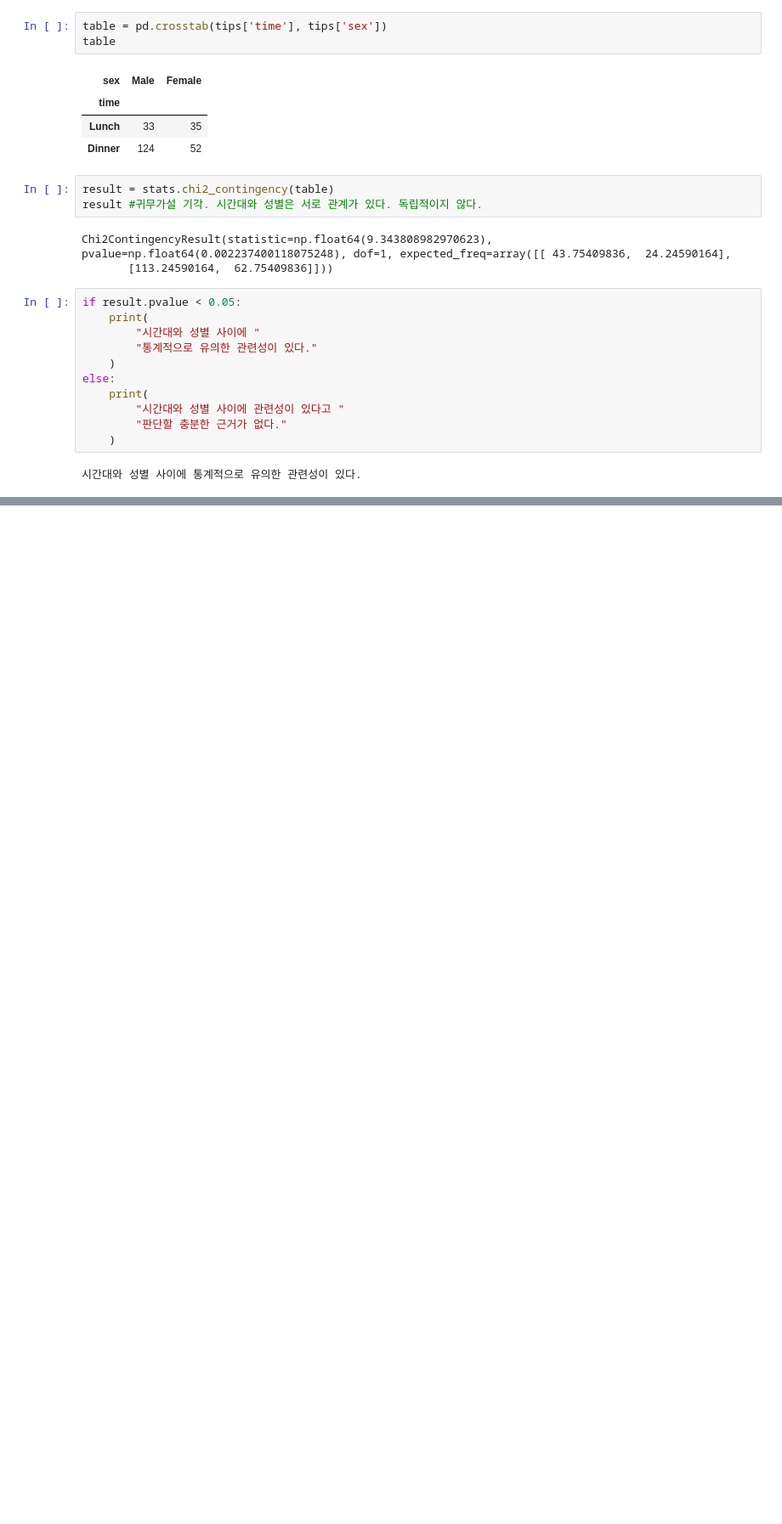
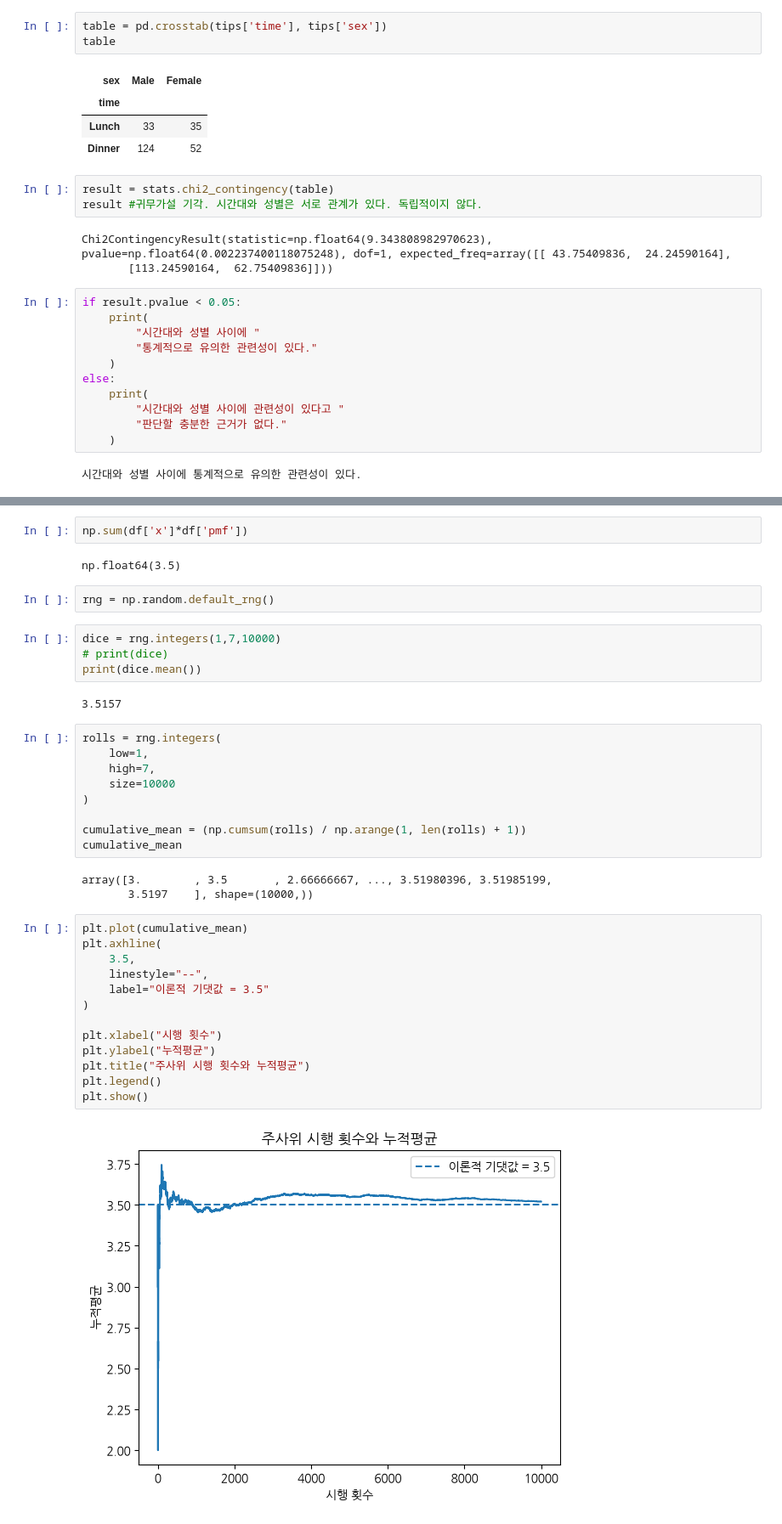
Before and after one commit to Kimchi-2025/big0611, a Jupyter notebook: py/stats.ipynb, the cells around one changed output, grey strips where cells are left out. Shown at 85% size. Cells and saved outputs as stored; diff of their text form; blank space fills up the shorter version.

```diff
--- a/py/stats.ipynb
+++ b/py/stats.ipynb
@@ -3096,0 +3600,39 @@ else:
+# %%
+np.sum(df['x']*df['pmf'])
+# %% [output]
+np.float64(3.5)
+# %%
+rng = np.random.default_rng()
+# %%
+dice = rng.integers(1,7,10000)
+# print(dice)
+print(dice.mean())
+# %% [output]
+3.5157
+# %%
+rolls = rng.integers(
+    low=1,
+    high=7,
+    size=10000
+)
+
+cumulative_mean = (np.cumsum(rolls) / np.arange(1, len(rolls) + 1))
+cumulative_mean
+# %% [output]
+array([3.        , 3.5       , 2.66666667, ..., 3.51980396, 3.51985199,
+       3.5197    ], shape=(10000,))
+# %%
+plt.plot(cumulative_mean)
+plt.axhline(
+    3.5,
+    linestyle="--",
+    label="이론적 기댓값 = 3.5"
+)
+
+plt.xlabel("시행 횟수")
+plt.ylabel("누적평균")
+plt.title("주사위 시행 횟수와 누적평균")
+plt.legend()
+plt.show()
+# %% [output]
+[figure, added]
```
Also changed, not shown: parts of 95 cells of this notebook, 2 other files.
